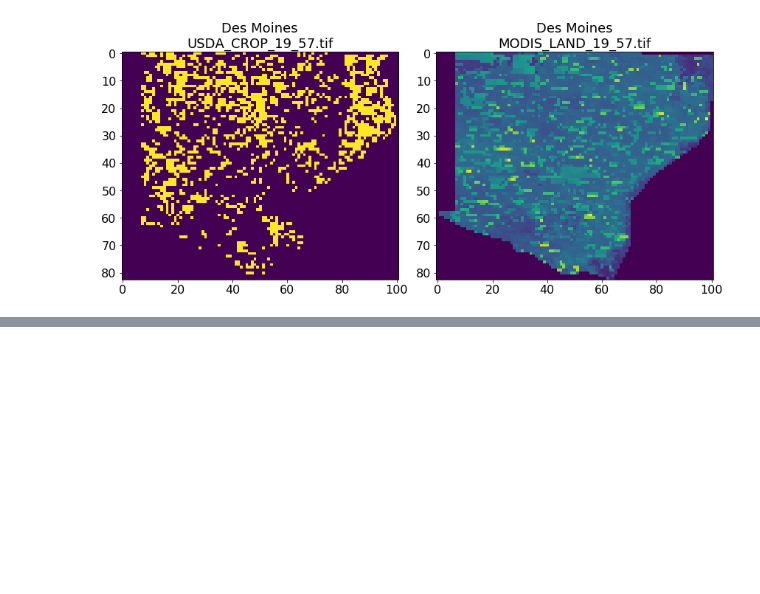
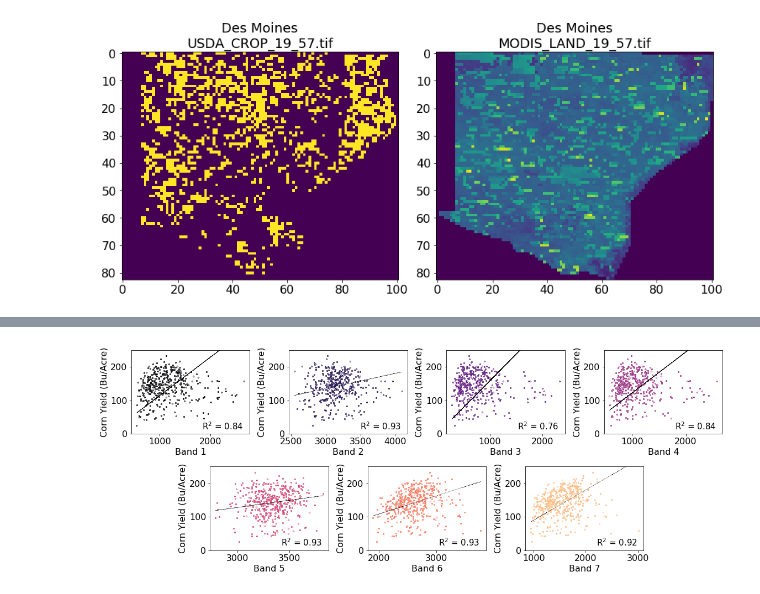
Before and after one commit to james-lederman/cornacle, a Jupyter notebook: preprocessing-earth-engine-sat-data.ipynb, the cells around one changed output, grey strips where cells are left out. Drawn from its saved outputs; the diff is of its cells as text; code cells hidden in the pictures; blank space fills up the shorter version.

```diff
--- a/preprocessing-earth-engine-sat-data.ipynb
+++ b/preprocessing-earth-engine-sat-data.ipynb
@@ -903,0 +455,40 @@ get_stats(path, 2, len(listdir(path)), corn_grain)
+# %%
+# Plotting correlations
+
+fig = plt.figure(figsize=(16, 6))
+gs = gridspec.GridSpec(nrows=2, ncols=16)
+
+ax11 = fig.add_subplot(gs[0, :4])
+ax21 = fig.add_subplot(gs[0, 4:8])
+ax31 = fig.add_subplot(gs[0, 8:12])
+ax41 = fig.add_subplot(gs[0, 12:16])
+ax12 = fig.add_subplot(gs[1, 2:6])
+ax22 = fig.add_subplot(gs[1, 6:10])
+ax32 = fig.add_subplot(gs[1, 10:14])
+
+axs = [ax11, ax21, ax31, ax41, ax12, ax22, ax32]
+cm = pylab.get_cmap('magma')
+nband = 7
+
+for ax, band in zip(axs, avg_year_LAND):
+
+    x = np.array(avg_year_LAND[band])
+    y = np.array(yield_LAND)
+
+    color = cm(1*band/nband)
+    ax.scatter(x, y, color='white', edgecolors=color, s=4)
+    ax.set_xlabel('Band ' + str(band + 1))
+    ax.set_ylabel('Corn Yield (Bu/Acre)')
+
+    # Generated linear fit
+    results = sm.OLS(y, x).fit()
+    line = results.params[0]*x
+    ax.plot(x, line, '--', color='black',  linewidth=0.5)
+    ax.annotate('R$^2$ = {:.2f}'.format(results.rsquared), xy=(0.6, 0.05), xycoords='axes fraction', fontsize=15)
+    ax.set_ylim([0, 250])
+
+fig.tight_layout()
+plt.savefig('MODIS', dpi=500)
+plt.show()
+# %% [output]
+[figure, added]
```
Also changed, not shown: parts of 68 cells of this notebook, 1 other file.
